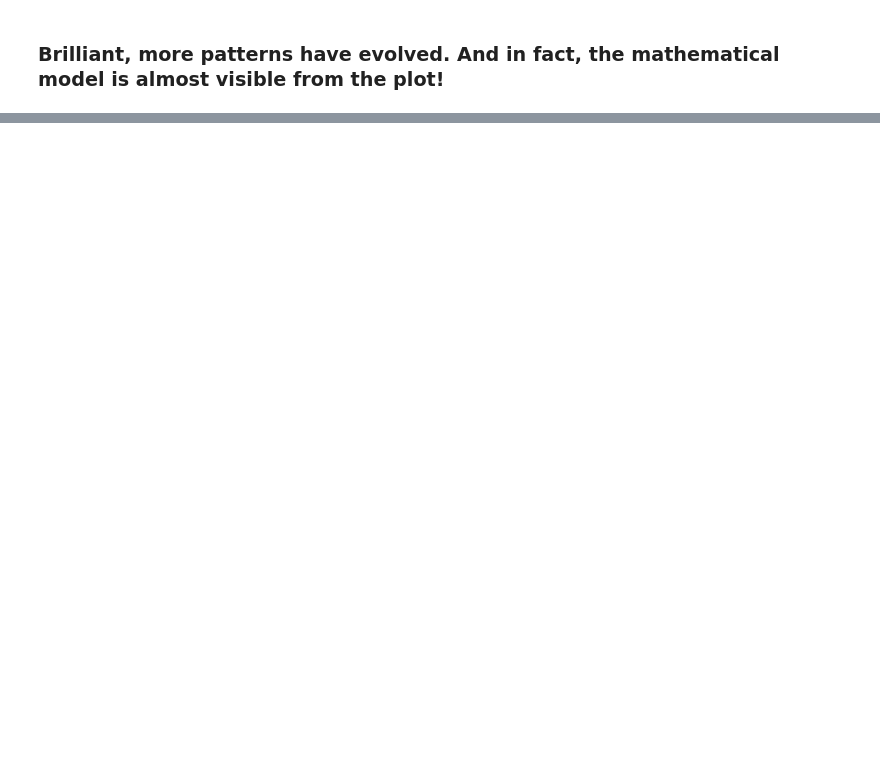
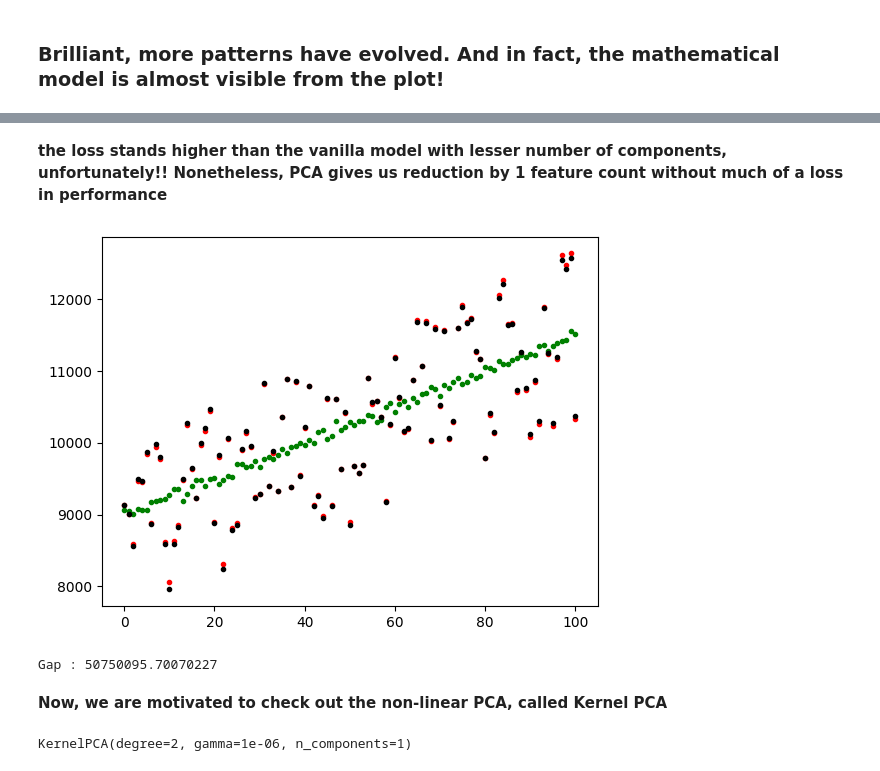
Before and after one commit to sudarsun/DA5401-2024, a Jupyter notebook: Assignment3-Solution.ipynb, the cells around one changed output, grey strips where cells are left out. Drawn from its saved outputs; the diff is of its cells as text; code cells hidden in the pictures; blank space fills up the shorter version.

Commit message:
Added PCA dim reduction to solve the linreg problem Added PCA illustration notebook

```diff
--- a/Assignment3-Solution.ipynb
+++ b/Assignment3-Solution.ipynb
@@ -122,0 +126,5 @@ sb.pairplot(df)
+# %%
+pca = PCA(n_components=1)
+pca.fit(X=xx)
+print("Vaiances captured by the components :", pca.explained_variance_ratio_)
+print("Total variance information captured :", 100*round(np.sum(pca.explained_variance_ratio_),2), "%")
@@ -122,0 +147,5 @@ sb.pairplot(df)
+# %%
+xx_transformed = pca.transform(xx)
+print("Shape of the transformed input space :", xx_transformed.shape)
+plt.plot(xx_transformed, '.')
+plt.legend([str(_) for _ in range(xx_transformed.shape[1])])
@@ -122,0 +158,7 @@ sb.pairplot(df)
+# %%
+model2 = linear_model.LinearRegression()
+model2.fit(xx_transformed, yy)
+yhat2 = model2.predict(xx_transformed)
+loss2 = SSE(yy, yhat2)
+print("Beta :", model2.coef_, " Bias :", model2.intercept_)
+print("Loss :",loss2)
@@ -122,0 +168,21 @@ sb.pairplot(df)
+# %% [markdown]
+__the loss stands higher than the vanilla model with lesser number of components, unfortunately!!  Nonetheless, PCA gives us reduction by 1 feature count without much of a loss in performance__
+# %%
+plt.plot(yy, 'r.')
+plt.plot(yhat2, 'g.')
+plt.plot(yhat, 'k.')
+plt.show()
+print("Gap :", SSE(yhat, yhat2))
+# %% [output]
+[figure, added]
+Gap : 50750095.70070227
+# %% [markdown]
+__Now, we are motivated to check out the non-linear PCA, called Kernel PCA__
+# %%
+from sklearn.decomposition import KernelPCA
+kpca = KernelPCA(n_components=1, kernel='linear', degree=2, gamma=0.000001)
+kpca.fit(X=xx)
+#print("Vaiances captured by the components :", pca.explained_variance_ratio_)
+#print("Total variance information captured :", 100*round(np.sum(pca.explained_variance_ratio_),2), "%")
+# %% [output]
+KernelPCA(degree=2, gamma=1e-06, n_components=1)
```
Also changed, not shown: parts of 18 cells of this notebook, 1 other file.
